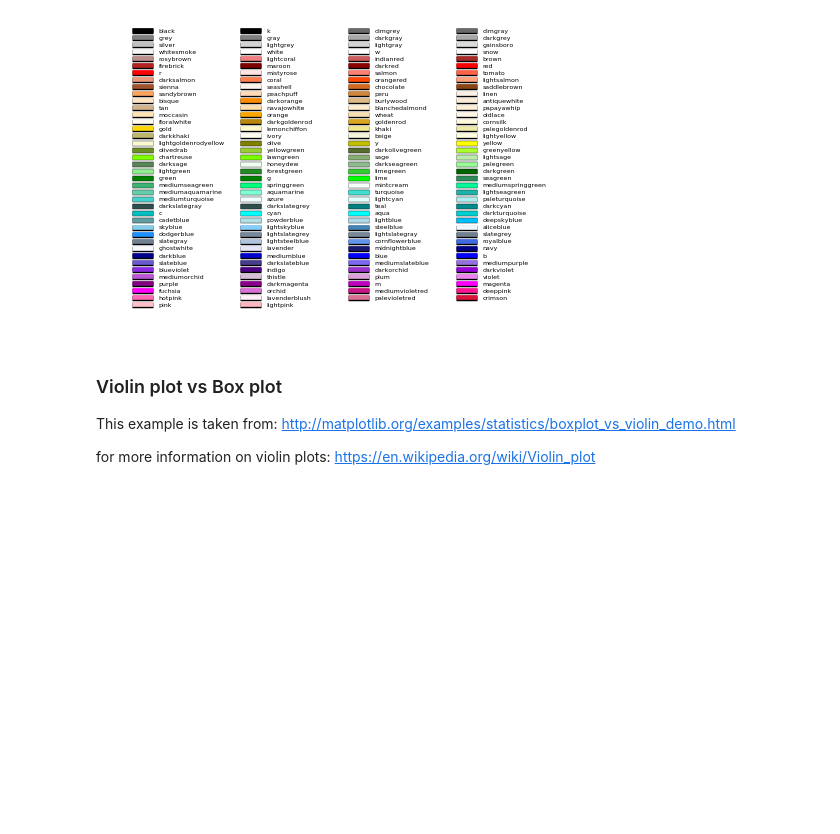
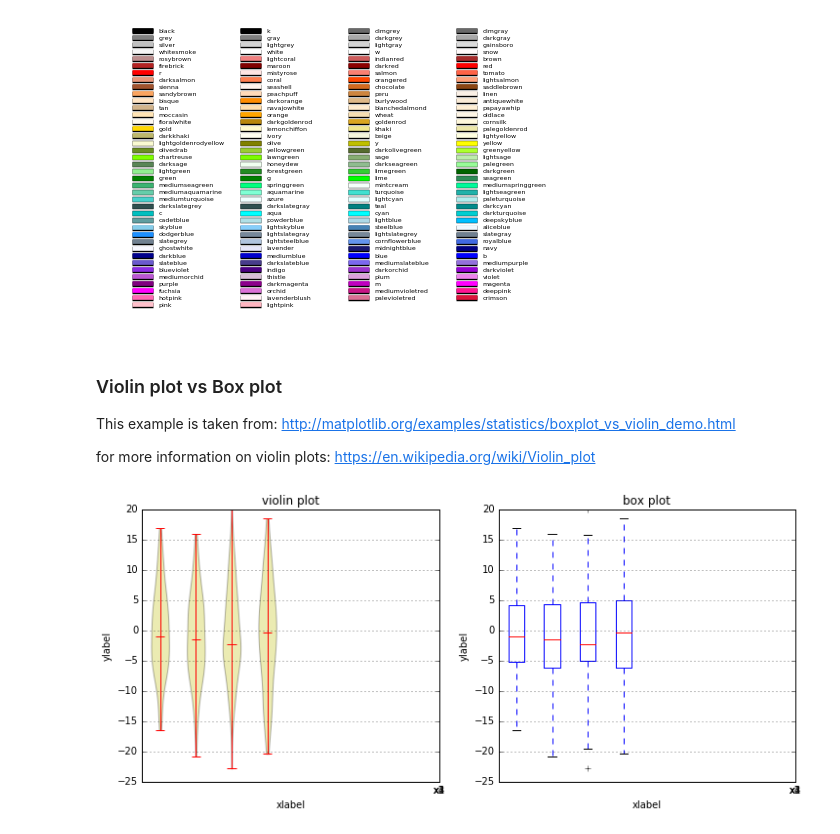
Before and after one commit to peter0083/numpy_learning, a Jupyter notebook: IV_plots_matplotlib_and_pyplot/matplotlib_beautiful_plot_and_gallery.ipynb, the cells around one changed output. Drawn from its saved outputs; the diff is of its cells as text; code cells hidden in the pictures; blank space fills up the shorter version.

Commit message:
beautiful plot completed

```diff
--- a/IV_plots_matplotlib_and_pyplot/matplotlib_beautiful_plot_and_gallery.ipynb
+++ b/IV_plots_matplotlib_and_pyplot/matplotlib_beautiful_plot_and_gallery.ipynb
@@ -106,0 +99,42 @@ By default, box plots show data points outside 1.5 x the inter-quartile range
+# %%
+"""
+Box plot - violin plot comparison
+
+Note that although violin plots are closely related to Tukey's (1977) box plots,
+they add useful information such as the distribution o the sample dta (density trace).
+
+By default, box plots show data points outside 1.5 x the inter-quartile range as outliers
+above and below the whiskers whereas violin plots show the whol range of data
+
+violin plots requrie matplotlib >= 1.4.
+
+"""
+
+fig, axes = plt.subplots(nrows=1, ncols=2, figsize=(12, 5))
+
+# generate some random test data
+all_data = [np.random.normal(0, std, 100) for std in range(6, 10)]
+
+# plot violin plot
+axes[0].violinplot(all_data,
+                  showmeans=False,
+                  showmedians=True)
+axes[0].set_title('violin plot')
+
+# plot box lot
+axes[1].boxplot(all_data)
+axes[1].set_title('box plot')
+
+# adding horizontal grid lines
+for ax in axes:
+    ax.yaxis.grid(True)
+    ax.set_xticks([y+1 for y in range(len(all_data))])
+    ax.set_xlabel('xlabel')
+    ax.set_ylabel('ylabel')
+
+# add x-tick labels
+plt.setp(axes, xticks=[y+1 for ry in range(len(all_data))],
+        xticklabels=['x1', 'x2', 'x3', 'x4'])
+plt.show()
+# %% [output]
+[figure, added]
```
Also changed, not shown: parts of 6 cells of this notebook.
